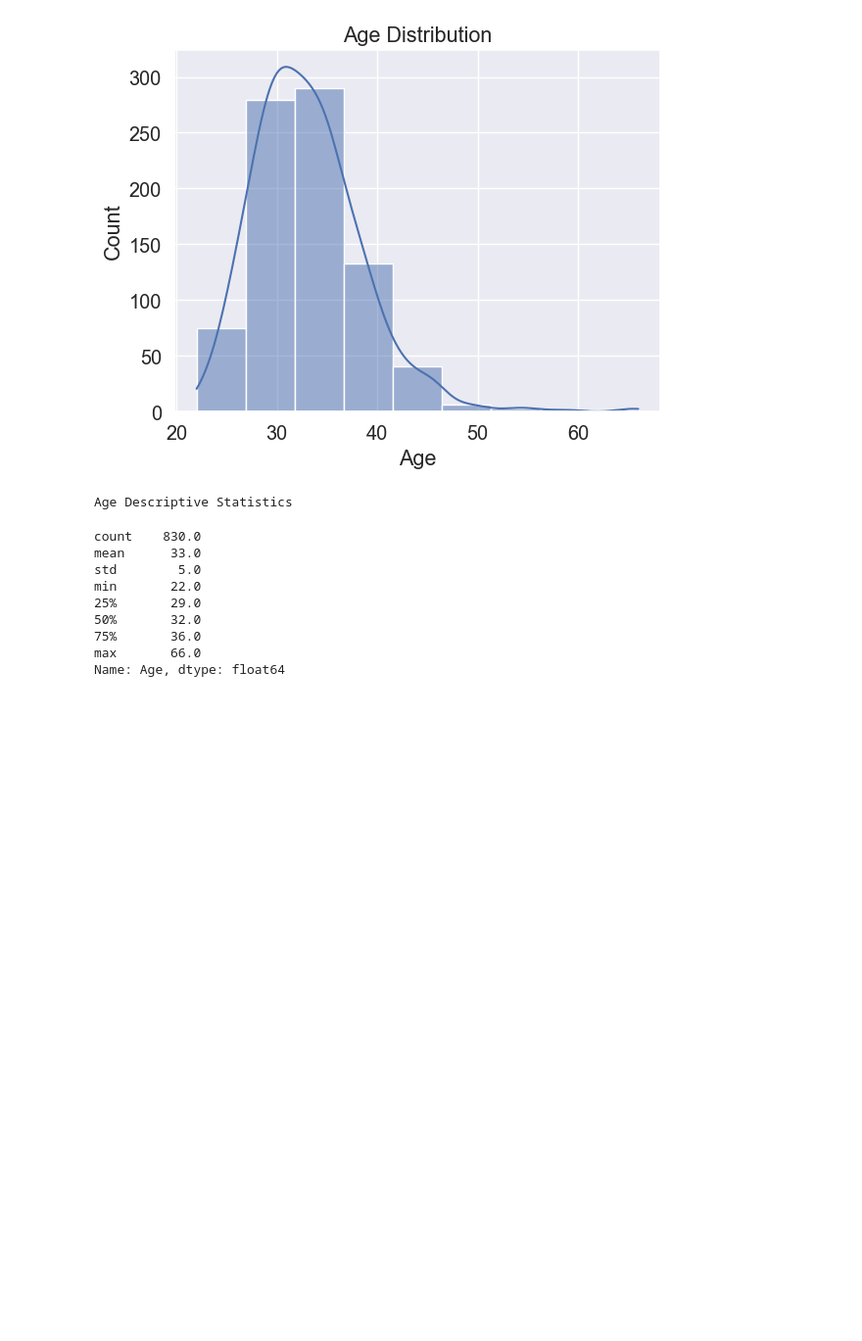
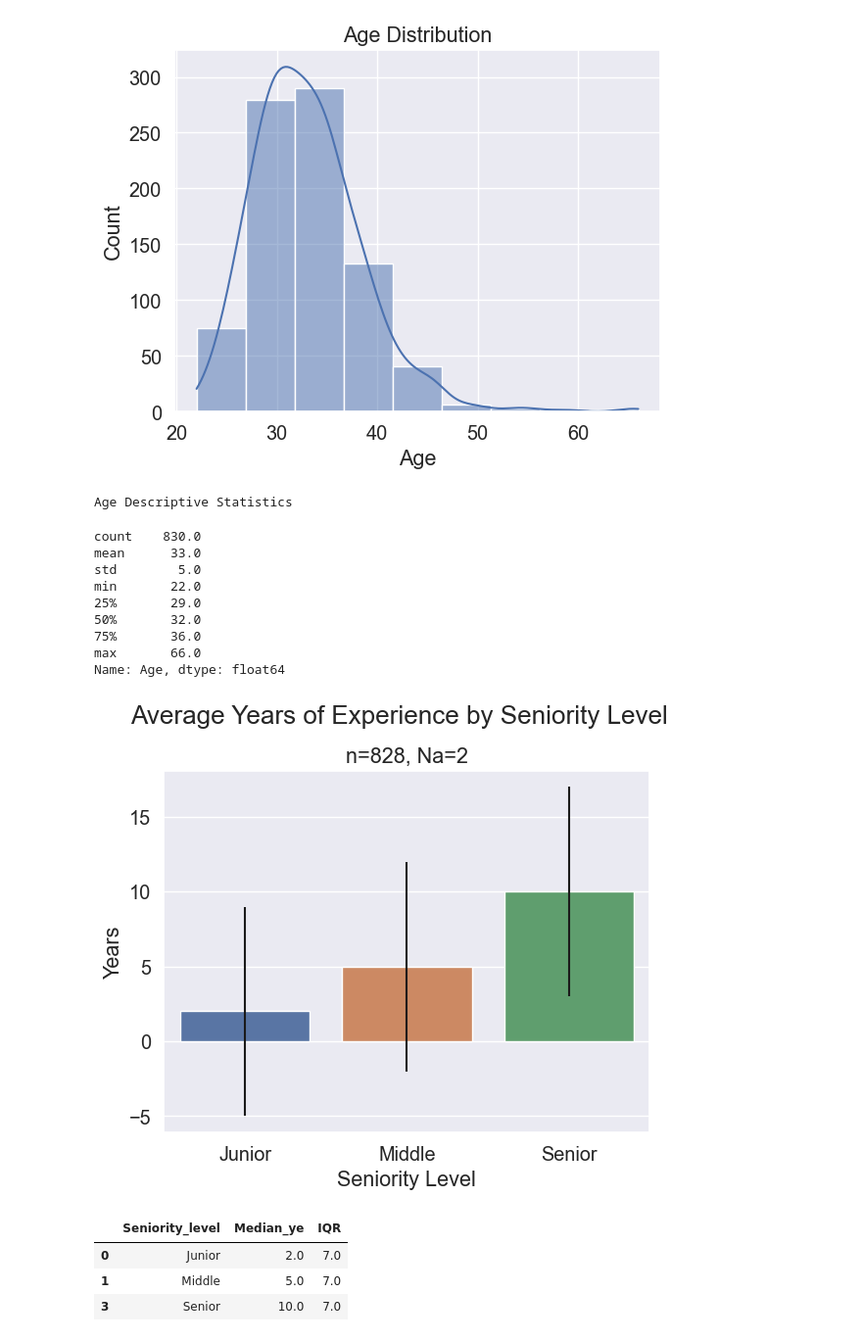
Before and after one commit to WahomeKennedy/EDA-project, a Jupyter notebook: eda_clean.ipynb, the cells around one changed output. Shown: that part at 98% size. Drawn from its saved outputs; the diff is of its cells as text; code cells hidden in the pictures; blank space fills up the shorter version.

```diff
--- a/eda_clean.ipynb
+++ b/eda_clean.ipynb
@@ -227,3 +227,32 @@ min       22.0
 75%       36.0
 max       66.0
 Name: Age, dtype: float64
+# %%
+q1 = data_filtered['Years_of_experience'].quantile(0.25)
+q3 = data_filtered['Years_of_experience'].quantile(0.75)
+iqr = q3 - q1
+
+# compute the median and IQR by seniority level
+level_agg = data_filtered.groupby('Seniority_level').agg(
+    Median_ye=('Years_of_experience', np.median),
+    IQR=('Years_of_experience', lambda x: iqr)
+).reset_index()
+
+# drop the row with index 2
+level_agg.drop([2], axis=0, inplace=True)
+# %%
+iqr = level_agg["IQR"]
+sns.barplot(data=level_agg, x="Seniority_level", y="Median_ye", yerr=iqr)
+plt.suptitle("Average Years of Experience by Seniority Level",y=1.02)
+plt.title('n=828, Na=2')
+plt.ylabel('Years')
+plt.xlabel('Seniority Level')
+plt.show()
+
+level_agg
+# %% [output]
+[figure, added]
+|  | Seniority_level | Median_ye | IQR |
+| 0 | Junior | 2.0 | 7.0 |
+| 1 | Middle | 5.0 | 7.0 |
+| 3 | Senior | 10.0 | 7.0 |
```
Also changed, not shown: parts of 1 cell of this notebook.
